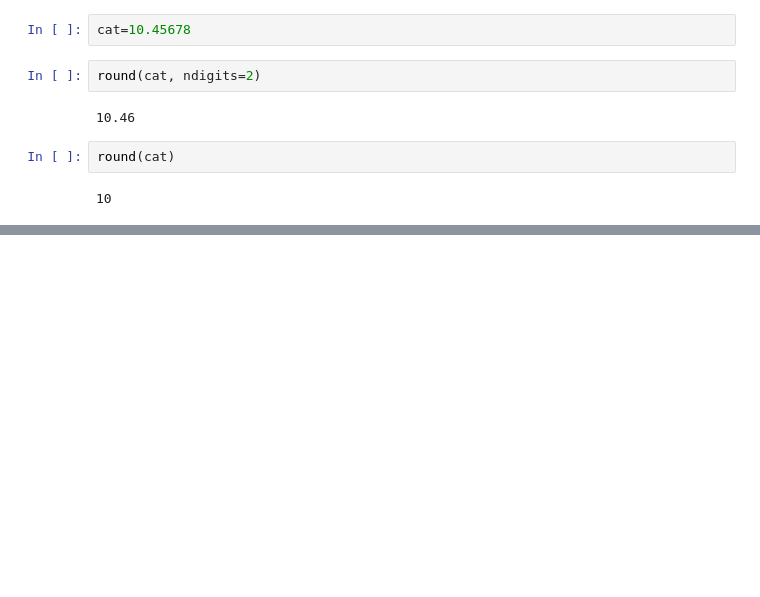
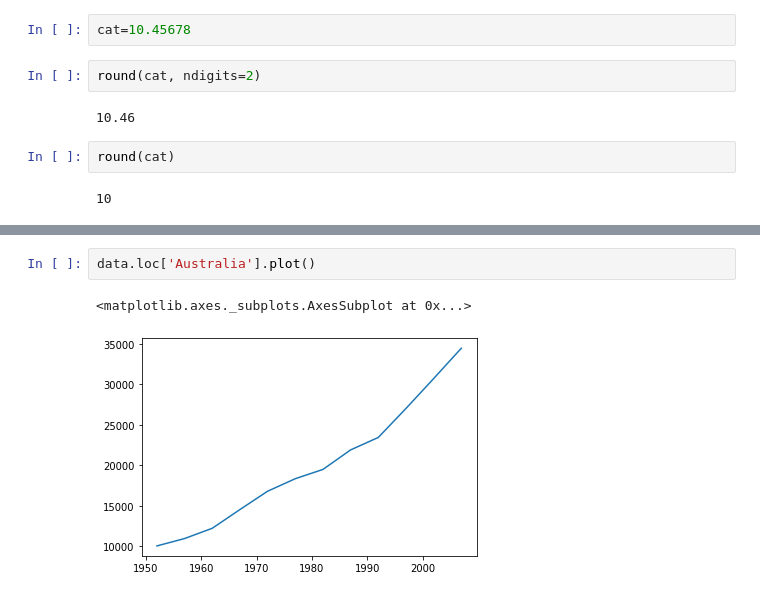
Before and after one commit to gausec/practcomp2022, a Jupyter notebook: PracComp2022.ipynb, the cells around one changed output, grey strips where cells are left out. Cells and saved outputs as stored; diff of their text form; blank space fills up the shorter version.

```diff
--- a/PracComp2022.ipynb
+++ b/PracComp2022.ipynb
@@ -137,0 +483,5 @@ round(cat)
+# %%
+data.loc['Australia'].plot()
+# %% [output]
+<matplotlib.axes._subplots.AxesSubplot at 0x...>
+[figure, added]
```
Also changed, not shown: parts of 52 cells of this notebook.
